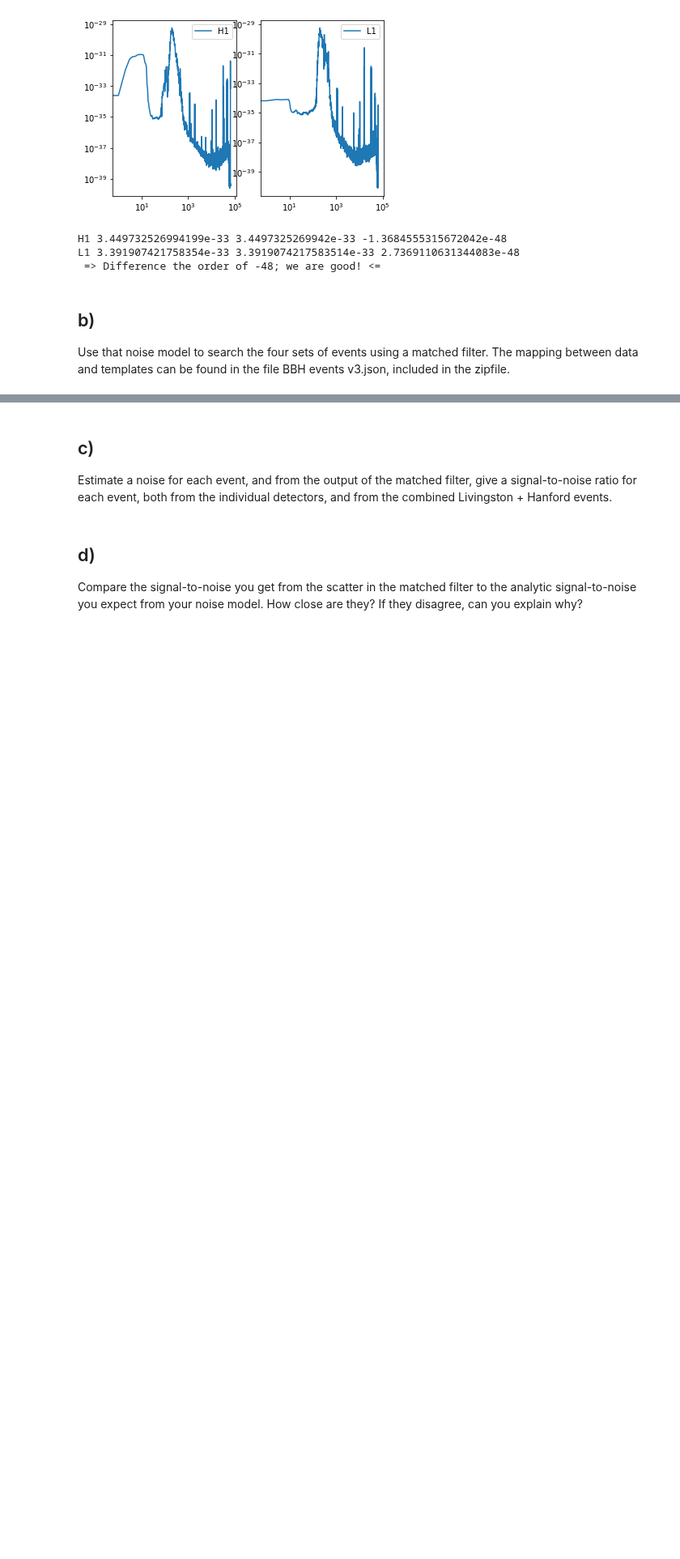
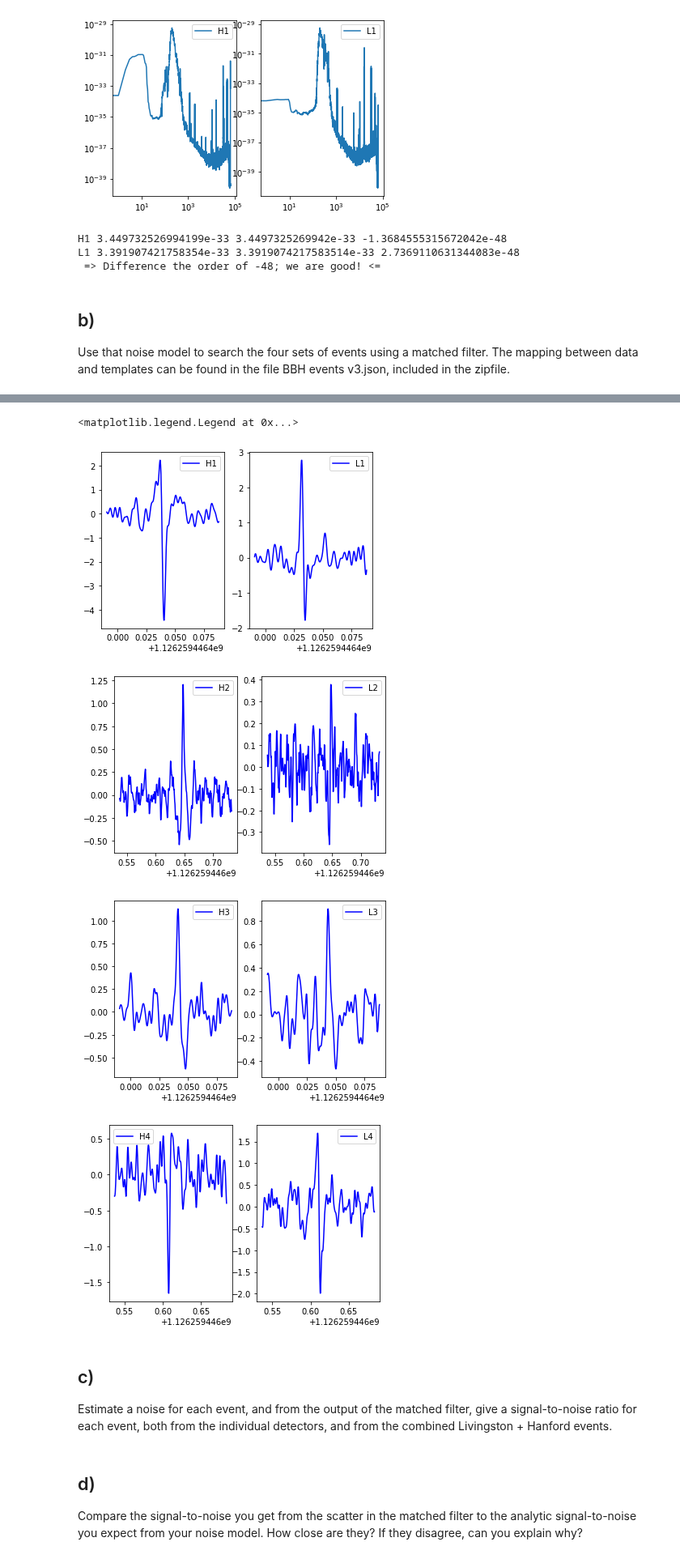
Before and after one commit to RphlFrmnt/PHYS512, a Jupyter notebook: LIGO_Assignment5/Assign_5.ipynb, the cells around one changed output, grey strips where cells are left out. Shown at 81% size. Saved outputs shown, nothing was run; the diff lists cells and outputs as text; code cells hidden in the pictures; blank space fills up the shorter version.

```diff
--- a/LIGO_Assignment5/Assign_5.ipynb
+++ b/LIGO_Assignment5/Assign_5.ipynb
@@ -345,3 +396,58 @@ mf_ft=np.conj(ft_H1_signal)*(ft_H1_strain/ft_H1_N)
+# %%
+# zooming on the signal
+fig, (ax1, ax2) = plt.subplots(1, 2)
+# H
+mf_ft=np.conj(ft_H1_signal)*(ft_H1_strain/ft_H1_N)
+mf = np.fft.irfft(mf_ft)
+ax1.plot(time1[1600:2000],mf[1600:2000],"b",Label='H1')
+ax1.legend()
+# L
+mf_ft=np.conj(ft_L1_signal)*(ft_L1_strain/ft_L1_N)
+mf = np.fft.irfft(mf_ft)
+ax2.plot(time1[1600:2000],mf[1600:2000],"b",label="L1")
+ax2.legend()
+
+fig, (ax1, ax2) = plt.subplots(1, 2)
+# H
+mf_ft=np.conj(ft_H2_signal)*(ft_H2_strain/ft_H2_N)
+mf = np.fft.irfft(mf_ft)
+ax1.plot(time2[2200:3000],mf[2200:3000],"b",Label='H2')
+ax1.legend()
+# L
+mf_ft=np.conj(ft_L2_signal)*(ft_L2_strain/ft_L2_N)
+mf = np.fft.irfft(mf_ft)
+ax2.plot(time2[2200:3000],mf[2200:3000],"b",label="L2")
+ax2.legend()
+
+fig, (ax1, ax2) = plt.subplots(1, 2)
+# H
+mf_ft=np.conj(ft_H3_signal)*(ft_H3_strain/ft_H3_N)
+mf = np.fft.irfft(mf_ft)
+ax1.plot(time3[1600:2000],mf[1600:2000],"b",Label='H3')
+ax1.legend()
+# L
+mf_ft=np.conj(ft_L3_signal)*(ft_L3_strain/ft_L3_N)
+mf = np.fft.irfft(mf_ft)
+ax2.plot(time3[1600:2000],mf[1600:2000],"b",label="L3")
+ax2.legend()
+
+fig, (ax1, ax2) = plt.subplots(1, 2)
+# H
+mf_ft=np.conj(ft_H4_signal)*(ft_H4_strain/ft_H4_N)
+mf = np.fft.irfft(mf_ft)
+ax1.plot(time4[2200:2800],mf[2200:2800],"b",Label='H4')
+ax1.legend()
+# L
+mf_ft=np.conj(ft_L4_signal)*(ft_L4_strain/ft_L4_N)
+mf = np.fft.irfft(mf_ft)
+ax2.plot(time4[2200:2800],mf[2200:2800],"b",label="L4")
+ax2.legend()
+# %% [output]
+<matplotlib.legend.Legend at 0x...>
+[figure, added]
+[figure, added]
+[figure, added]
+[figure, added]
 # %% [markdown]
 ## c)
 Estimate a noise for each event, and from the output of the matched
```
Also changed, not shown: parts of 5 cells of this notebook.
